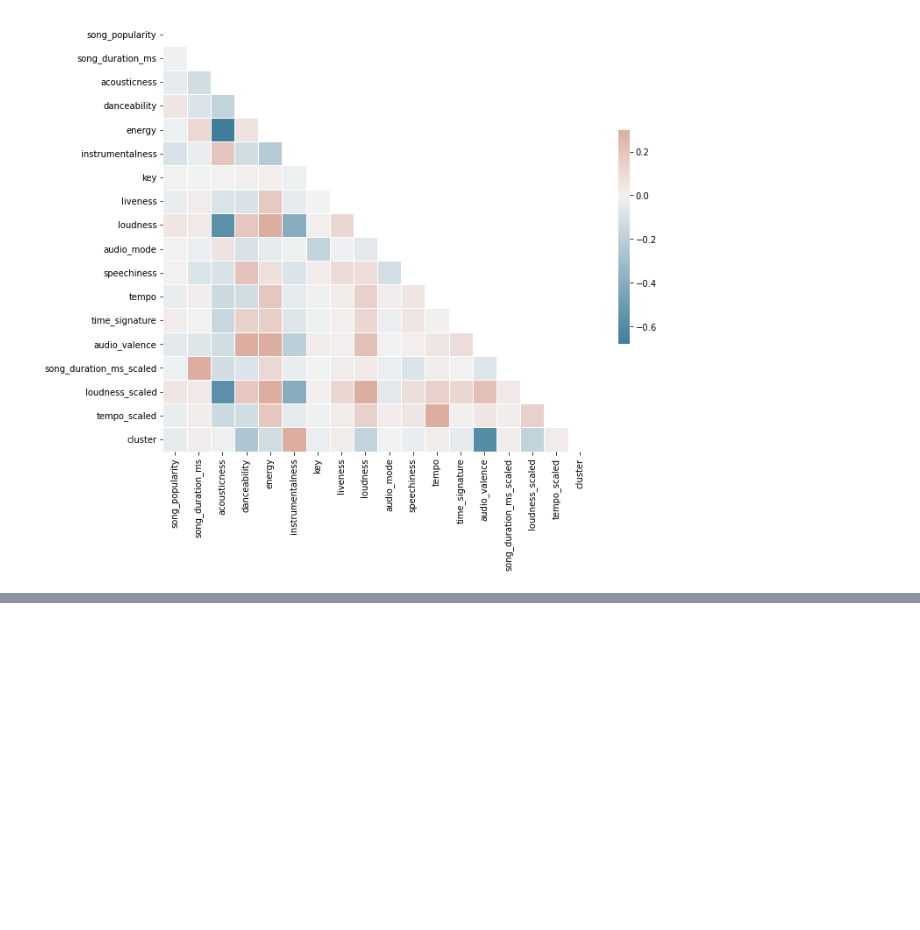
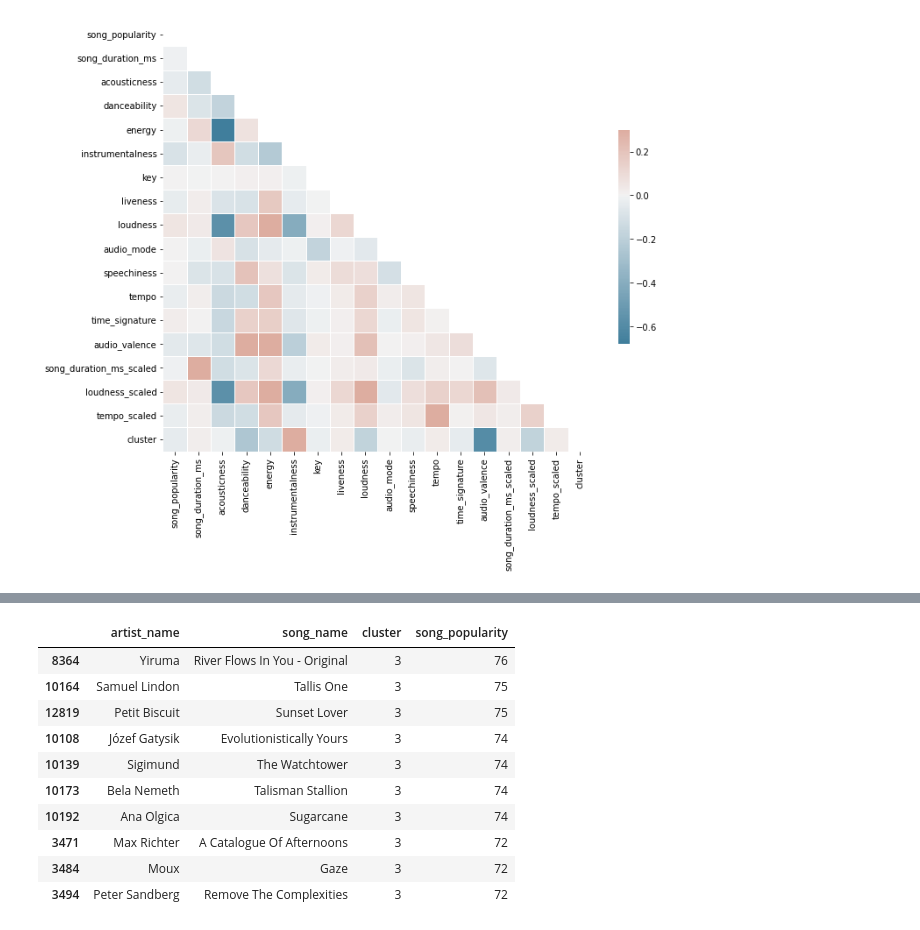
Before and after one commit to cedsvrn/song-recommendation, a Jupyter notebook: song-recommendation.ipynb, the cells around one changed output, grey strips where cells are left out. Saved outputs shown, nothing was run; the diff lists cells and outputs as text; code cells hidden in the pictures; blank space fills up the shorter version.

```diff
--- a/song-recommendation.ipynb
+++ b/song-recommendation.ipynb
@@ -322,0 +402,14 @@ for cluster in range(0,n_clusters-1):
+# %%
+data_kmeans_top[data_kmeans_top['cluster']==3].head(10)
+# %% [output]
+|  | artist_name | song_name | cluster | song_popularity |
+| 8364 | Yiruma | River Flows In You - Original | 3 | 76 |
+| 10164 | Samuel Lindon | Tallis One | 3 | 75 |
+| 12819 | Petit Biscuit | Sunset Lover | 3 | 75 |
+| 10108 | Józef Gatysik | Evolutionistically Yours | 3 | 74 |
+| 10139 | Sigimund | The Watchtower | 3 | 74 |
+| 10173 | Bela Nemeth | Talisman Stallion | 3 | 74 |
+| 10192 | Ana Olgica | Sugarcane | 3 | 74 |
+| 3471 | Max Richter | A Catalogue Of Afternoons | 3 | 72 |
+| 3484 | Moux | Gaze | 3 | 72 |
+| 3494 | Peter Sandberg | Remove The Complexities | 3 | 72 |
```
Also changed, not shown: parts of 7 cells of this notebook.
